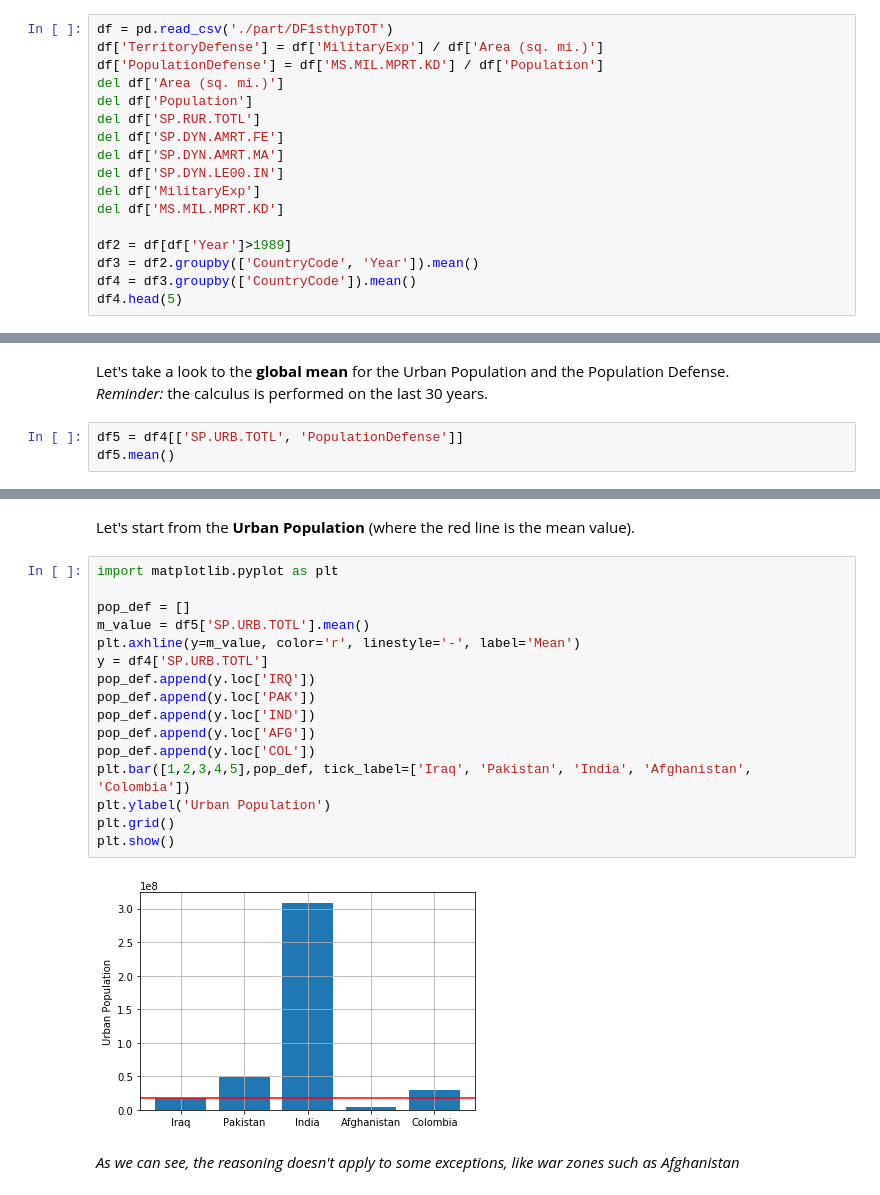
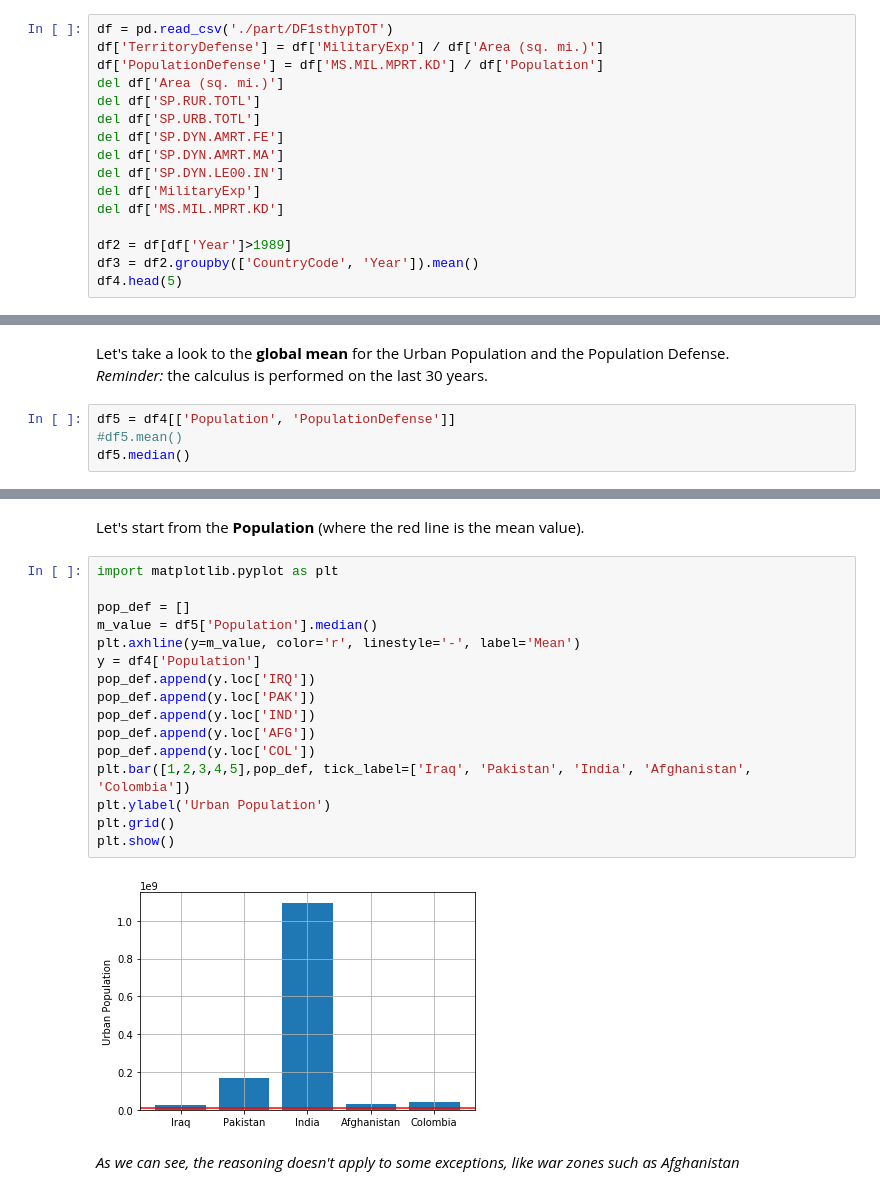
Before and after one commit to AndreaCurtoni/TerrorismDSBA, a Jupyter notebook: First hyp ML.ipynb, the cells around one changed output, grey strips where cells are left out. Saved outputs shown, nothing was run; the diff lists cells and outputs as text.

```diff
--- a/First hyp ML.ipynb
+++ b/First hyp ML.ipynb
@@ -776,8 +786,8 @@ df = pd.read_csv('./part/DF1sthypTOT')
 df['TerritoryDefense'] = df['MilitaryExp'] / df['Area (sq. mi.)']
 df['PopulationDefense'] = df['MS.MIL.MPRT.KD'] / df['Population']
 del df['Area (sq. mi.)']
-del df['Population']
 del df['SP.RUR.TOTL']
+del df['SP.URB.TOTL']
 del df['SP.DYN.AMRT.FE']
 del df['SP.DYN.AMRT.MA']
 del df['SP.DYN.LE00.IN']
@@ -786,6 +796,5 @@ del df['MS.MIL.MPRT.KD']
 
 df2 = df[df['Year']>1989]
 df3 = df2.groupby(['CountryCode', 'Year']).mean()
-df4 = df3.groupby(['CountryCode']).mean()
 df4.head(5)
 # %% [output]
@@ -800,6 +809,7 @@ df4.head(5)
 Let's take a look to the <strong>global mean</strong> for the Urban Population and the Population Defense.<br>
 <i>Reminder:</i> the calculus is performed on the last 30 years.
 # %%
-df5 = df4[['SP.URB.TOTL', 'PopulationDefense']]
-df5.mean()
+df5 = df4[['Population', 'PopulationDefense']]
+#df5.mean()
+df5.median()
 # %% [output]
@@ -832,25 +842,25 @@ Let's take a graphical view of the top 5 attacked countries:
 - Afghanistan
 - Colombia
 # %% [markdown]
-Let's start from the <strong>Urban Population</strong> (where the red line is the mean value).
+Let's start from the <strong>Population</strong> (where the red line is the mean value).
 # %%
 import matplotlib.pyplot as plt
 
 pop_def = []
-m_value = df5['SP.URB.TOTL'].mean()
+m_value = df5['Population'].median()
 plt.axhline(y=m_value, color='r', linestyle='-', label='Mean')
-y = df4['SP.URB.TOTL']
+y = df4['Population']
 pop_def.append(y.loc['IRQ'])
 pop_def.append(y.loc['PAK'])
 pop_def.append(y.loc['IND'])
 pop_def.append(y.loc['AFG'])
 pop_def.append(y.loc['COL'])
 plt.bar([1,2,3,4,5],pop_def, tick_label=['Iraq', 'Pakistan', 'India', 'Afghanistan', 'Colombia'])
 plt.ylabel('Urban Population')
 plt.grid()
 plt.show()
 # %% [output]
-[figure, old version]
+[figure, new version]
 # %% [markdown]
 <i>As we can see, the reasoning doesn't apply to some exceptions, like war zones such as Afghanistan</i>
 # %% [markdown]
```
Also changed, not shown: parts of 46 cells of this notebook.
